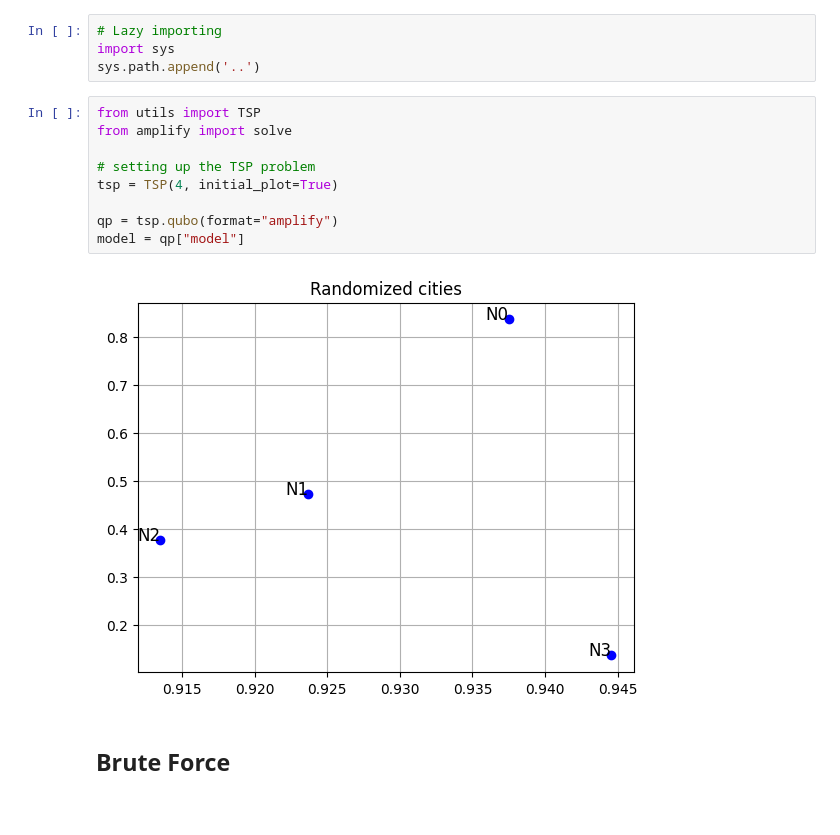
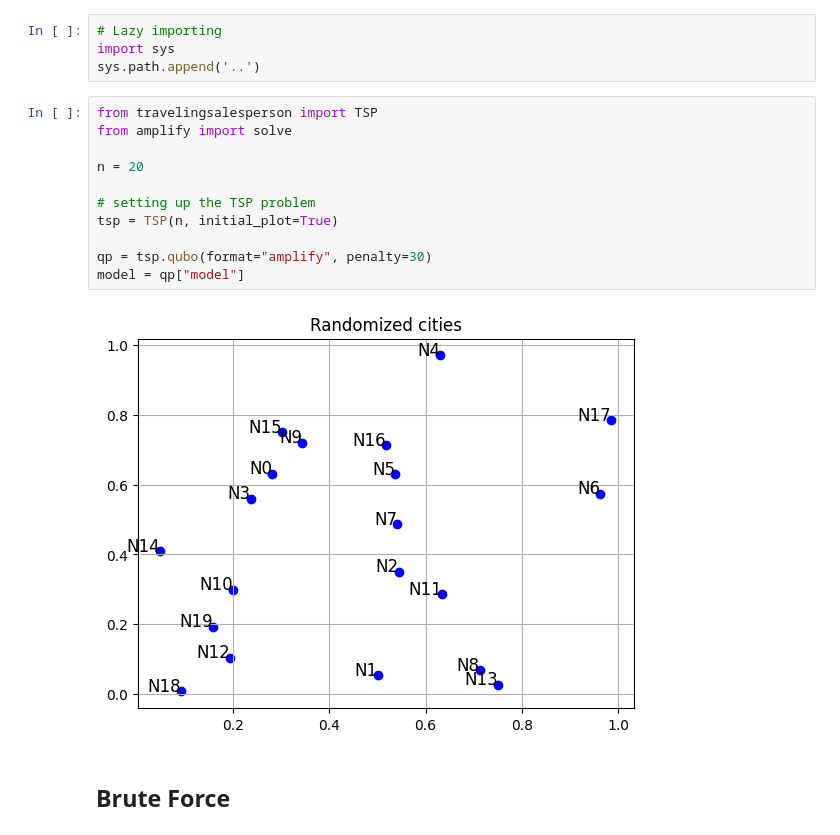
Before and after one commit to Q2TM/qubo_benchmarking, a Jupyter notebook: TSP/solvers.ipynb, the cells around one changed output. Saved outputs shown, nothing was run; the diff lists cells and outputs as text.

```diff
--- a/TSP/solvers.ipynb
+++ b/TSP/solvers.ipynb
@@ -5,16 +5,18 @@
 import sys
 sys.path.append('..')
 # %%
-from utils import TSP
+from travelingsalesperson import TSP
 from amplify import solve
 
+n = 20
+
 # setting up the TSP problem
-tsp = TSP(4, initial_plot=True)
+tsp = TSP(n, initial_plot=True)
 
-qp = tsp.qubo(format="amplify")
+qp = tsp.qubo(format="amplify", penalty=30)
 model = qp["model"]
 # %% [output]
-[figure, old version]
+[figure, new version]
 # %% [markdown]
 ## Brute Force
 # %%
```
Also changed, not shown: parts of 7 cells of this notebook, 7 other files.
